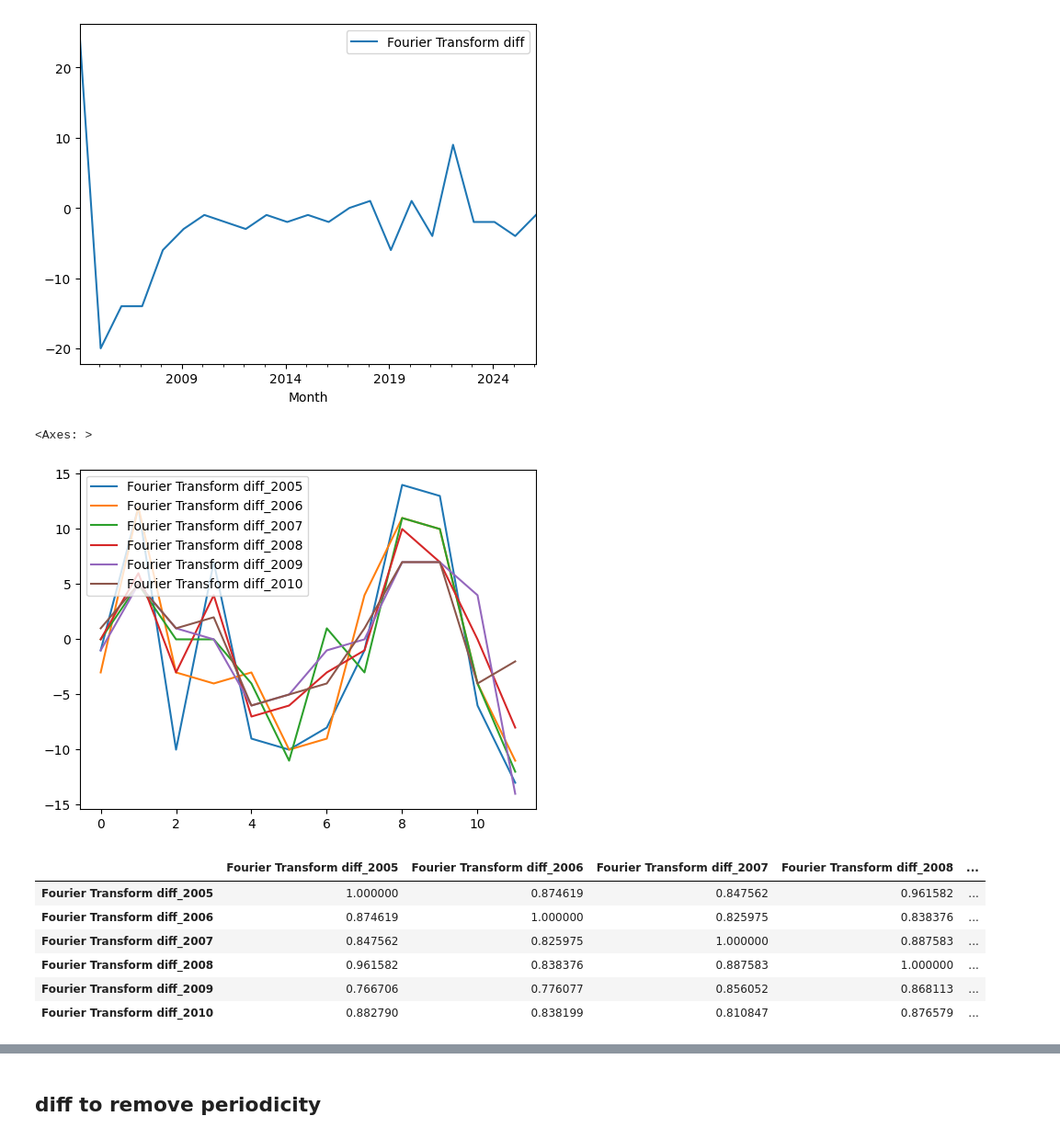
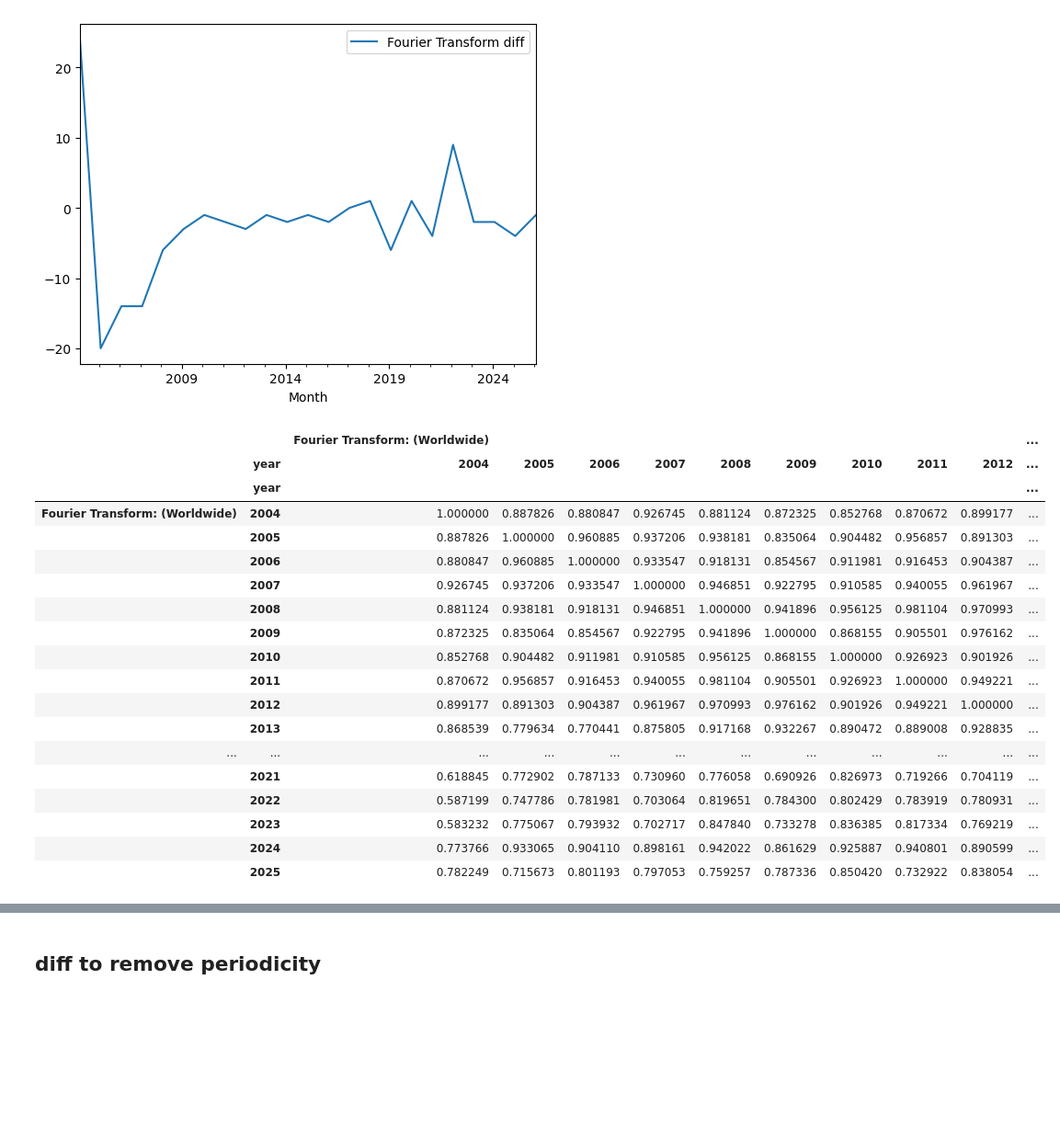
Before and after one commit to stelios-c/sig_proc, a Jupyter notebook: pydata_london2025/timeseries.ipynb, the cells around one changed output, grey strips where cells are left out. Shown at 92% size. Drawn from its saved outputs; the diff is of its cells as text; code cells hidden in the pictures; blank space fills up the shorter version.

```diff
--- a/pydata_london2025/timeseries.ipynb
+++ b/pydata_london2025/timeseries.ipynb
@@ -182,33 +174,33 @@ def year_drop_index(df,year_str):
-# %%
-(year_drop_index(trends_df,'2005')
- .merge(year_drop_index(trends_df,'2006'),left_index=True, right_index=True,suffixes=('_2005', '_2006'))
- .merge(year_drop_index(trends_df,'2007'),left_index=True, right_index=True,suffixes=(None,'_2007'))
- .merge(year_drop_index(trends_df,'2008'),left_index=True, right_index=True,suffixes=('_2007','_2008'))
- .merge(year_drop_index(trends_df,'2009'),left_index=True, right_index=True,suffixes=(None,'_2009'))
- .merge(year_drop_index(trends_df,'2010'),left_index=True, right_index=True,suffixes=('_2009','_2010'))
-
- .plot()
-
-)
-# %% [output]
-<Axes: >
-[figure, removed]
-# %%
-(year_drop_index(trends_df,'2005')
- .merge(year_drop_index(trends_df,'2006'),left_index=True, right_index=True,suffixes=('_2005', '_2006'))
- .merge(year_drop_index(trends_df,'2007'),left_index=True, right_index=True,suffixes=(None,'_2007'))
- .merge(year_drop_index(trends_df,'2008'),left_index=True, right_index=True,suffixes=('_2007','_2008'))
- .merge(year_drop_index(trends_df,'2009'),left_index=True, right_index=True,suffixes=(None,'_2009'))
- .merge(year_drop_index(trends_df,'2010'),left_index=True, right_index=True,suffixes=('_2009','_2010'))
-
- .corr()
-
-)
-# %% [output]
-|  | Fourier Transform diff_2005 | Fourier Transform diff_2006 | Fourier Transform diff_2007 | Fourier Transform diff_2008 | ... |
-| Fourier Transform diff_2005 | 1.000000 | 0.874619 | 0.847562 | 0.961582 | ... |
-| Fourier Transform diff_2006 | 0.874619 | 1.000000 | 0.825975 | 0.838376 | ... |
-| Fourier Transform diff_2007 | 0.847562 | 0.825975 | 1.000000 | 0.887583 | ... |
-| Fourier Transform diff_2008 | 0.961582 | 0.838376 | 0.887583 | 1.000000 | ... |
-| Fourier Transform diff_2009 | 0.766706 | 0.776077 | 0.856052 | 0.868113 | ... |
-| Fourier Transform diff_2010 | 0.882790 | 0.838199 | 0.810847 | 0.876579 | ... |
+# %%
+(trends_df
+ .reset_index()
+ .assign(yearless_month= lambda x: x['Month'].dt.month,
+         year=lambda x: x['Month'].dt.year
+       )
+ .set_index(['yearless_month','year'])
+ [['Fourier Transform: (Worldwide)']]
+ .unstack()
+ .corr()
+ .style
+ .background_gradient(cmap='RdBu', vmin=0, vmax=1)
+)
+# %% [output]
+|  |  | Fourier Transform: (Worldwide) |  |  |  |  |  |  |  |  | ... |
+|  | year | 2004 | 2005 | 2006 | 2007 | 2008 | 2009 | 2010 | 2011 | 2012 | ... |
+|  | year |  |  |  |  |  |  |  |  |  | ... |
+| Fourier Transform: (Worldwide) | 2004 | 1.000000 | 0.887826 | 0.880847 | 0.926745 | 0.881124 | 0.872325 | 0.852768 | 0.870672 | 0.899177 | ... |
+|  | 2005 | 0.887826 | 1.000000 | 0.960885 | 0.937206 | 0.938181 | 0.835064 | 0.904482 | 0.956857 | 0.891303 | ... |
+|  | 2006 | 0.880847 | 0.960885 | 1.000000 | 0.933547 | 0.918131 | 0.854567 | 0.911981 | 0.916453 | 0.904387 | ... |
+|  | 2007 | 0.926745 | 0.937206 | 0.933547 | 1.000000 | 0.946851 | 0.922795 | 0.910585 | 0.940055 | 0.961967 | ... |
+|  | 2008 | 0.881124 | 0.938181 | 0.918131 | 0.946851 | 1.000000 | 0.941896 | 0.956125 | 0.981104 | 0.970993 | ... |
+|  | 2009 | 0.872325 | 0.835064 | 0.854567 | 0.922795 | 0.941896 | 1.000000 | 0.868155 | 0.905501 | 0.976162 | ... |
+|  | 2010 | 0.852768 | 0.904482 | 0.911981 | 0.910585 | 0.956125 | 0.868155 | 1.000000 | 0.926923 | 0.901926 | ... |
+|  | 2011 | 0.870672 | 0.956857 | 0.916453 | 0.940055 | 0.981104 | 0.905501 | 0.926923 | 1.000000 | 0.949221 | ... |
+|  | 2012 | 0.899177 | 0.891303 | 0.904387 | 0.961967 | 0.970993 | 0.976162 | 0.901926 | 0.949221 | 1.000000 | ... |
+|  | 2013 | 0.868539 | 0.779634 | 0.770441 | 0.875805 | 0.917168 | 0.932267 | 0.890472 | 0.889008 | 0.928835 | ... |
+| ... | ... | ... | ... | ... | ... | ... | ... | ... | ... | ... | ... |
+|  | 2021 | 0.618845 | 0.772902 | 0.787133 | 0.730960 | 0.776058 | 0.690926 | 0.826973 | 0.719266 | 0.704119 | ... |
+|  | 2022 | 0.587199 | 0.747786 | 0.781981 | 0.703064 | 0.819651 | 0.784300 | 0.802429 | 0.783919 | 0.780931 | ... |
+|  | 2023 | 0.583232 | 0.775067 | 0.793932 | 0.702717 | 0.847840 | 0.733278 | 0.836385 | 0.817334 | 0.769219 | ... |
+|  | 2024 | 0.773766 | 0.933065 | 0.904110 | 0.898161 | 0.942022 | 0.861629 | 0.925887 | 0.940801 | 0.890599 | ... |
+|  | 2025 | 0.782249 | 0.715673 | 0.801193 | 0.797053 | 0.759257 | 0.787336 | 0.850420 | 0.732922 | 0.838054 | ... |
```
Also changed, not shown: parts of 2 cells of this notebook.
